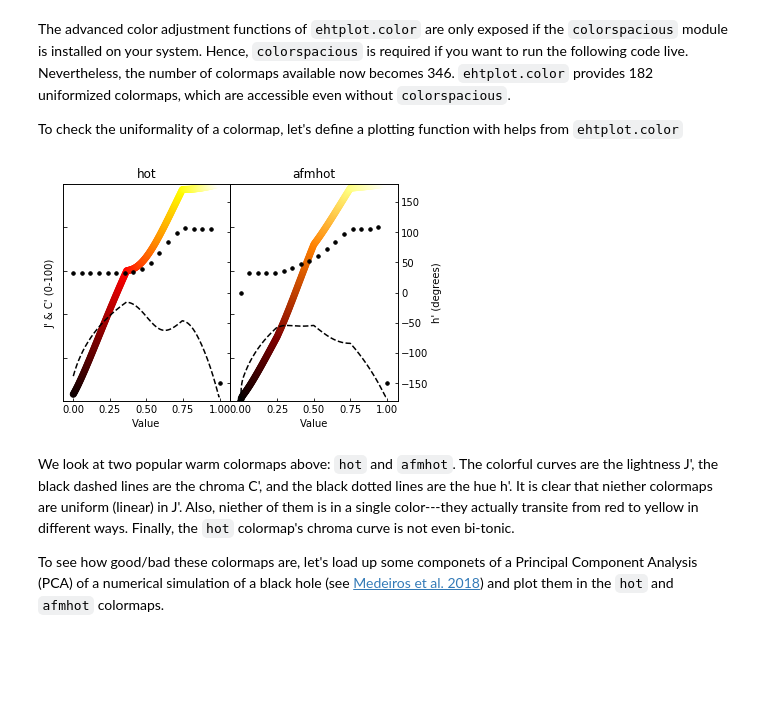
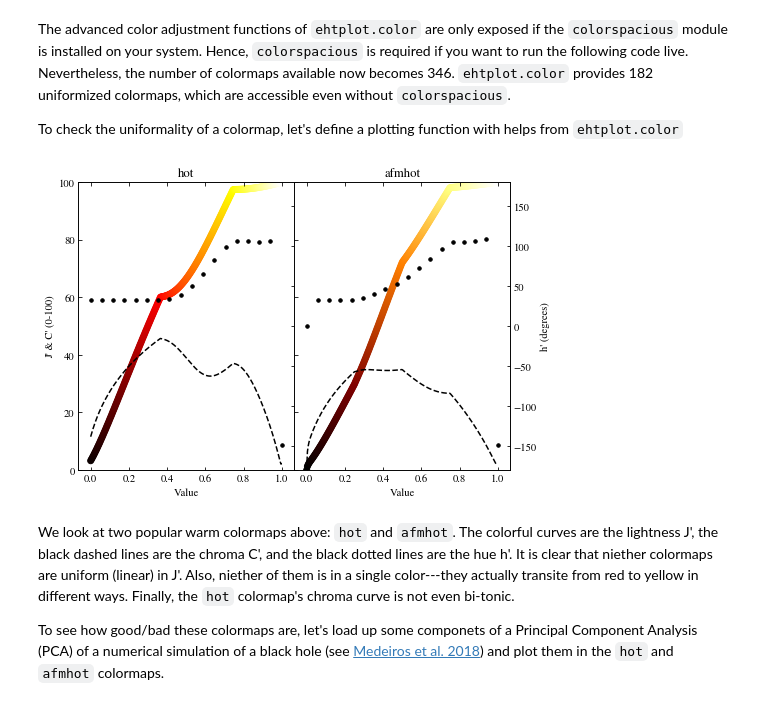
Before and after one commit to liamedeiros/ehtplot, a Jupyter notebook: docs/COLORMAPS.ipynb, the cells around one changed output. Saved outputs shown, nothing was run; the diff lists cells and outputs as text; code cells hidden in the pictures; blank space fills up the shorter version.

```diff
--- a/docs/COLORMAPS.ipynb
+++ b/docs/COLORMAPS.ipynb
@@ -144,40 +144,37 @@ def plotcm(ax1, cmap, lvis=False, rvis=False):
 
     Jp = Jabp[:,0]
     ap = Jabp[:,1]
     bp = Jabp[:,2]
 
     Cp = np.sqrt(ap * ap + bp * bp)
     hp = np.arctan2(bp, ap) * 180 / np.pi
     v  = np.linspace(0.0, 1.0, len(Jp))
 
     ax1.set_title(cmap)
     ax1.set_xlabel("Value")
 
     ax2 = ax1.twinx()
     ax1.set_ylim(0,   100)
     ax1.set_ylabel("J' & C' (0-100)")
-    ax1.tick_params(direction='in')
     ax2.set_ylim(-180,180)
     ax2.set_ylabel("h' (degrees)")
-    ax2.tick_params(direction='in')
 
     if not lvis:
         ax1.set_yticklabels([])
         ax1.yaxis.label.set_visible(False)
     if not rvis:
         ax2.set_yticklabels([])
         ax2.yaxis.label.set_visible(False)
 
     ax1.scatter(v, Jp, color=ctab)
     ax1.plot   (v, Cp, c='k', linestyle='--')
     ax2.scatter(v[::15], hp[::15], s=12, c='k')
 
-fig, (ax1, ax2) = plt.subplots(1, 2, sharex=True, sharey=True)
-fig.subplots_adjust(wspace=0)
-plotcm(ax1, 'hot',    lvis=True)
-plotcm(ax2, 'afmhot', rvis=True)
+fig = ep.Figure([ep.Panel(plotcm, 'hot',    lvis=True),
+                 ep.Panel(plotcm, 'afmhot', rvis=True)])
+fig.draw()
 # %% [output]
-[figure, old version]
+[figure, new version]
 # %% [markdown]
 We look at two popular warm colormaps above: `hot` and `afmhot`.  The colorful curves are the lightness J', the black dashed lines are the chroma C', and the black dotted lines are the hue h'.  It is clear that niether colormaps are uniform (linear) in J'.  Also, niether of them is in a single color---they actually transite from red to yellow in different ways.  Finally, the `hot` colormap's chroma curve is not even bi-tonic.
 
```
Also changed, not shown: parts of 2 cells of this notebook.
